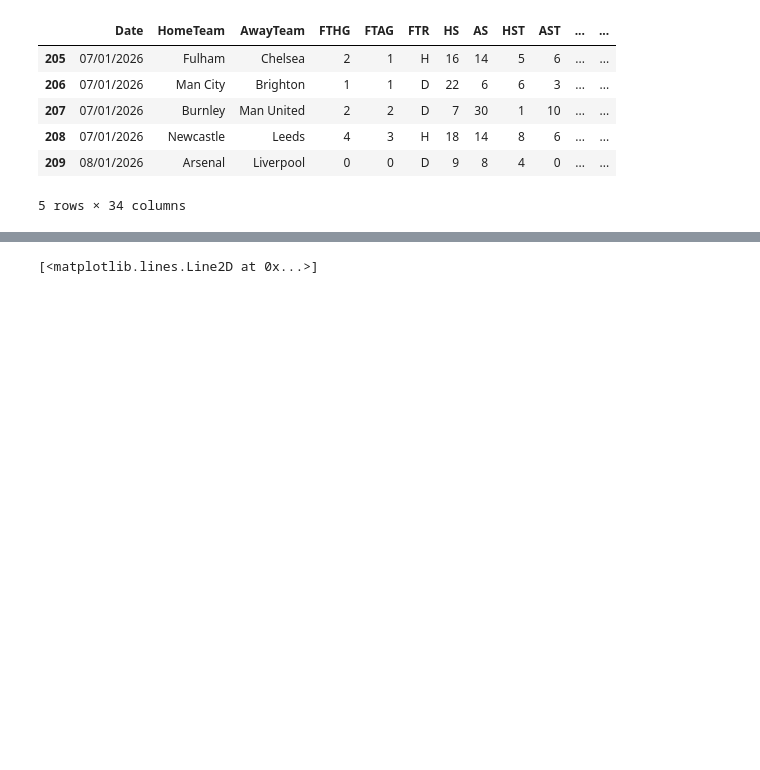
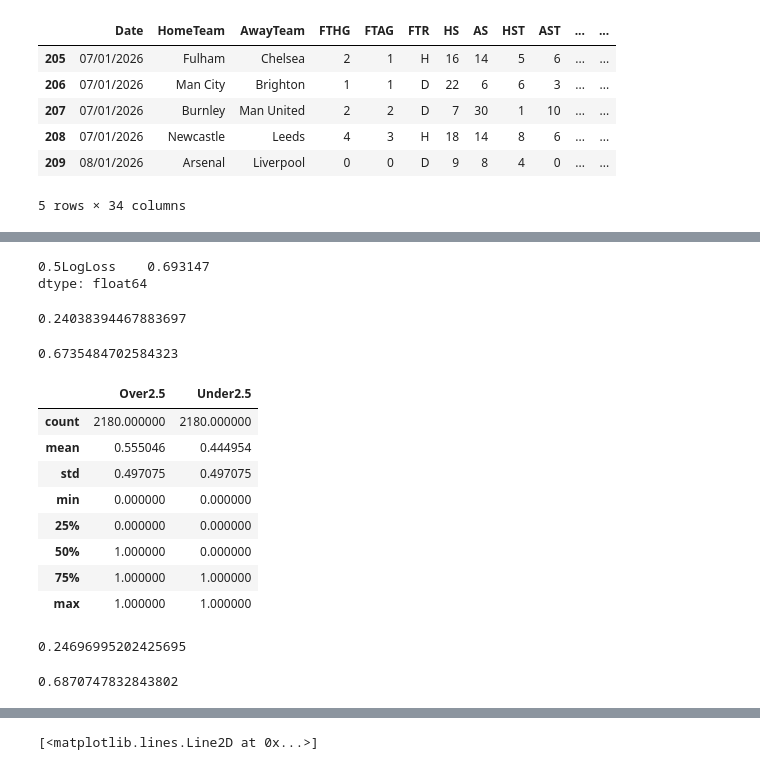
Before and after one commit to JamesRestell8/Models-for-Predicting-Pairwise-Comparisons, a Jupyter notebook: Code/BTTS.ipynb, the cells around one changed output, grey strips where cells are left out. Drawn from its saved outputs; the diff is of its cells as text; code cells hidden in the pictures; blank space fills up the shorter version.

```diff
--- a/Code/BTTS.ipynb
+++ b/Code/BTTS.ipynb
@@ -186,0 +196,2 @@ See the caveats in the documentation: https://pandas.pydata.org/pandas-docs/stab
+# %%
+bettingFrame["0.5Brier"] = (0.5 - bettingFrame["Over2.5"])**2
@@ -186,0 +203,31 @@ See the caveats in the documentation: https://pandas.pydata.org/pandas-docs/stab
+# %%
+bettingFrame["0.5LogLoss"] = bettingFrame["Over2.5"]*np.log(0.5) + (1 - bettingFrame["Over2.5"])*np.log(0.5)
+# %%
+-np.sum(bettingFrame[["0.5LogLoss"]])/len(np.array(bettingFrame[["0.5LogLoss"]]))
+# %% [output]
+0.5LogLoss    0.693147
+dtype: float64
+# %%
+bettingFrame["impBrier"] = (bettingFrame["impO"] - bettingFrame["Over2.5"])**2
+# %%
+np.sum(bettingFrame.impBrier)/len(np.array(bettingFrame.impBrier))
+# %% [output]
+0.24038394467883697
+# %%
+bettingFrame["impLogLoss"] = bettingFrame["Over2.5"]*np.log(bettingFrame["impO"]) + (1 - bettingFrame["Over2.5"])*np.log(1-bettingFrame["impO"])
+# %%
+-np.sum(bettingFrame.impLogLoss)/len(np.array(bettingFrame.impLogLoss))
+# %% [output]
+0.6735484702584323
+# %%
+bettingFrame[["Over2.5", "Under2.5"]].describe()
+# %% [output]
+|  | Over2.5 | Under2.5 |
+| count | 2180.000000 | 2180.000000 |
+| mean | 0.555046 | 0.444954 |
+| std | 0.497075 | 0.497075 |
+| min | 0.000000 | 0.000000 |
+| 25% | 0.000000 | 0.000000 |
+| 50% | 1.000000 | 0.000000 |
+| 75% | 1.000000 | 1.000000 |
+| max | 1.000000 | 1.000000 |
@@ -186,0 +236,4 @@ See the caveats in the documentation: https://pandas.pydata.org/pandas-docs/stab
+# %%
+np.sum(bettingFrame.rateBrier)/len(np.array(bettingFrame.rateBrier))
+# %% [output]
+0.24696995202425695
@@ -187,3 +242,7 @@ See the caveats in the documentation: https://pandas.pydata.org/pandas-docs/stab
+# %%
+-np.sum(bettingFrame.rateLogLoss)/len(np.array(bettingFrame.rateLogLoss))
+# %% [output]
+0.6870747832843802
 # %%
 bettingFrame["ValueOver2.5"] = bettingFrame["Max>2.5"] * bettingFrame["Over2.5Prob"]
 bettingFrame["ValueUnder2.5"] = bettingFrame["Max<2.5"] * bettingFrame["Under2.5Prob"]
```
Also changed, not shown: parts of 28 cells of this notebook, 34 other files.
